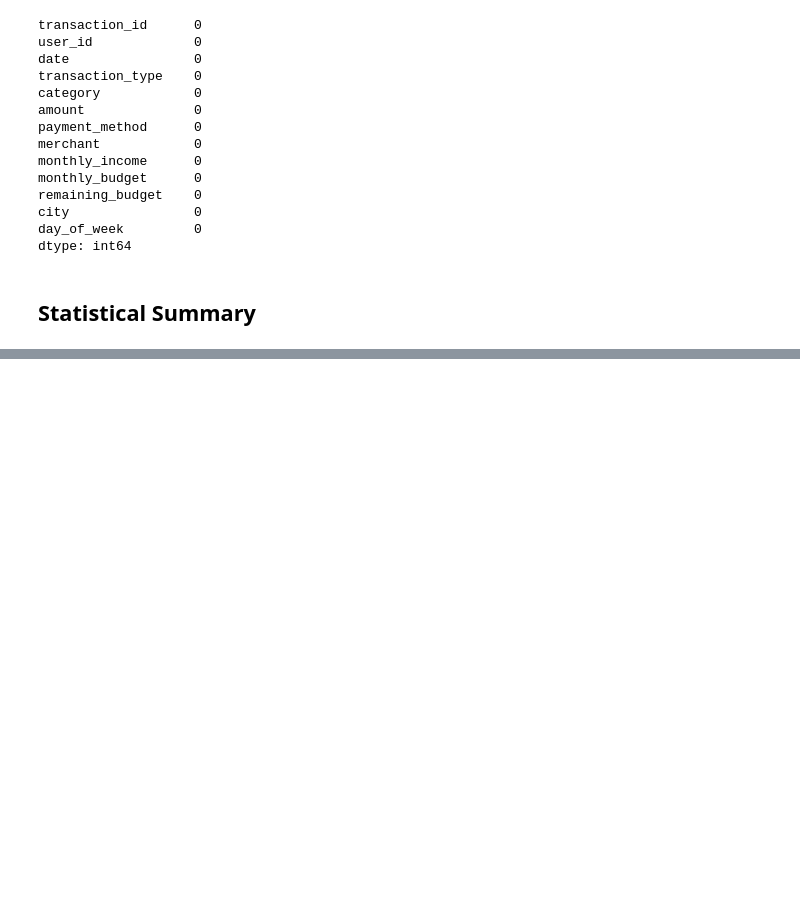
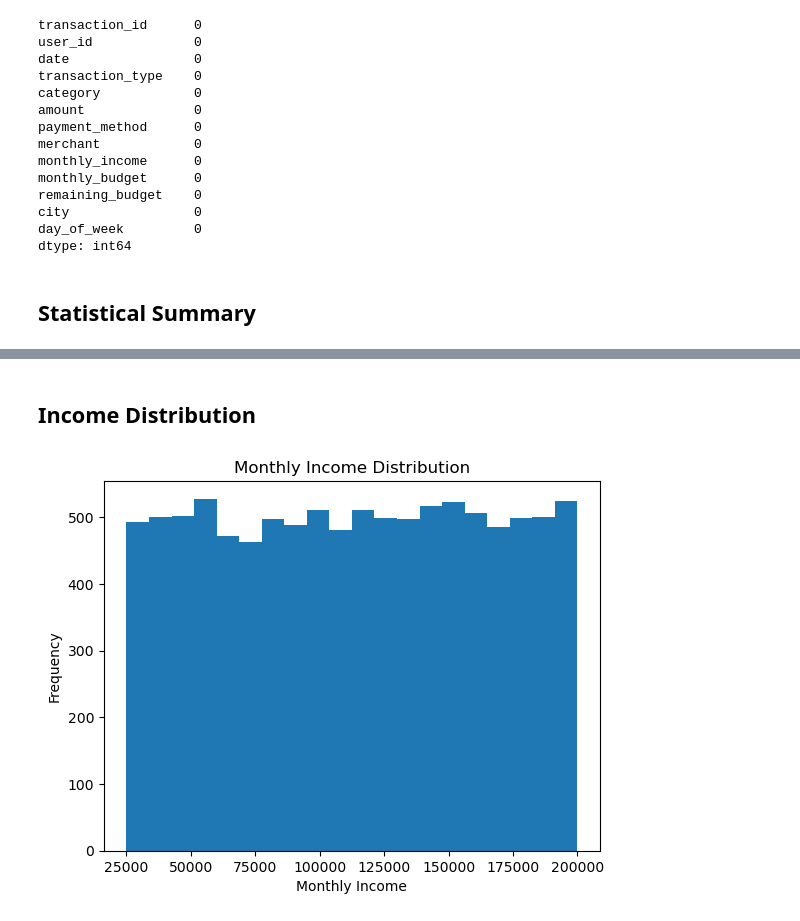
Before and after one commit to infi-karthik14/Budgeting_App, a Jupyter notebook: python_ml/notebooks/expense_analysis.ipynb, the cells around one changed output, grey strips where cells are left out. Saved outputs shown, nothing was run; the diff lists cells and outputs as text; code cells hidden in the pictures; blank space fills up the shorter version.

```diff
--- a/python_ml/notebooks/expense_analysis.ipynb
+++ b/python_ml/notebooks/expense_analysis.ipynb
@@ -72,0 +131,12 @@ NameError: name 'describe' is not defined
+# %% [markdown]
+## Income Distribution
+# %%
+plt.hist(df["monthly_income"], bins=20)
+
+plt.title("Monthly Income Distribution")
+plt.xlabel("Monthly Income")
+plt.ylabel("Frequency")
+
+plt.show()
+# %% [output]
+[figure, added]
```
Also changed, not shown: parts of 13 cells of this notebook, 4 other files.
